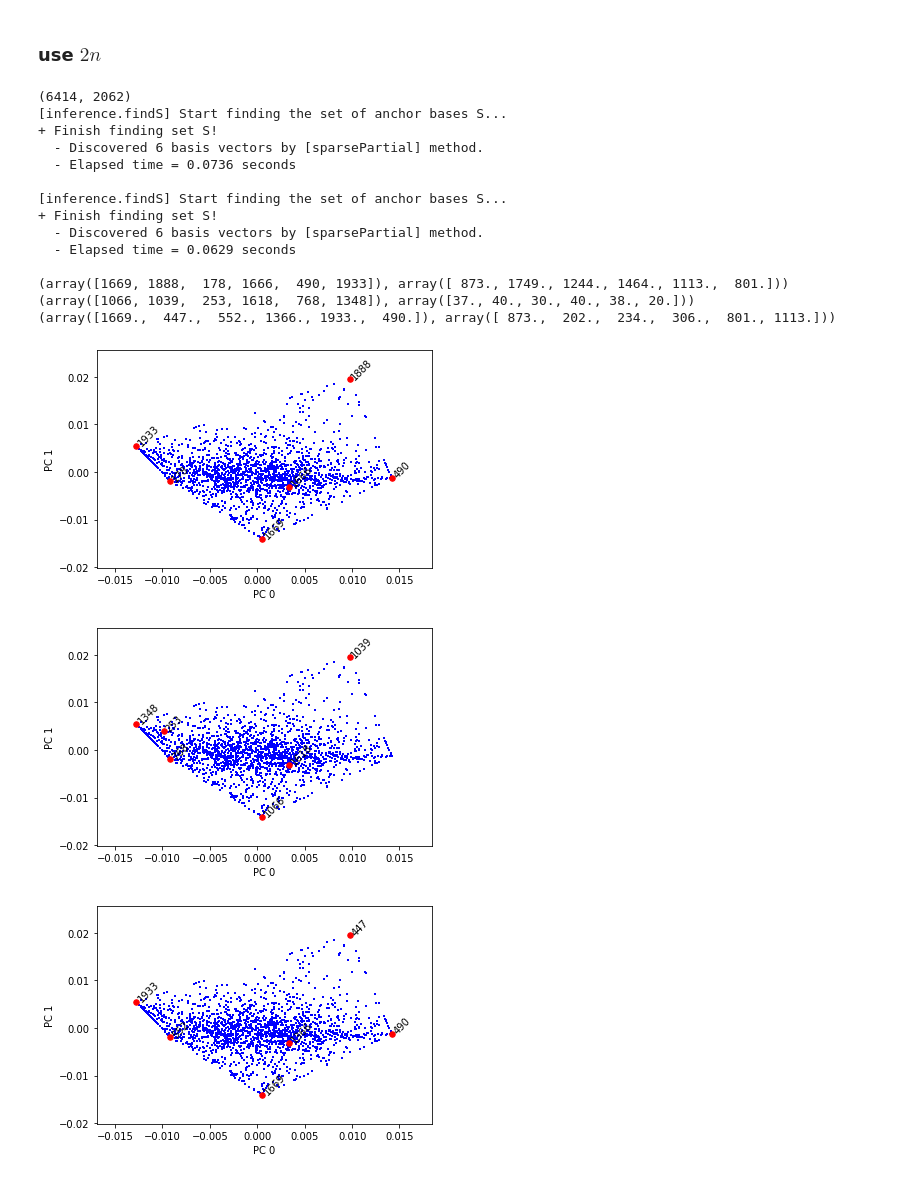
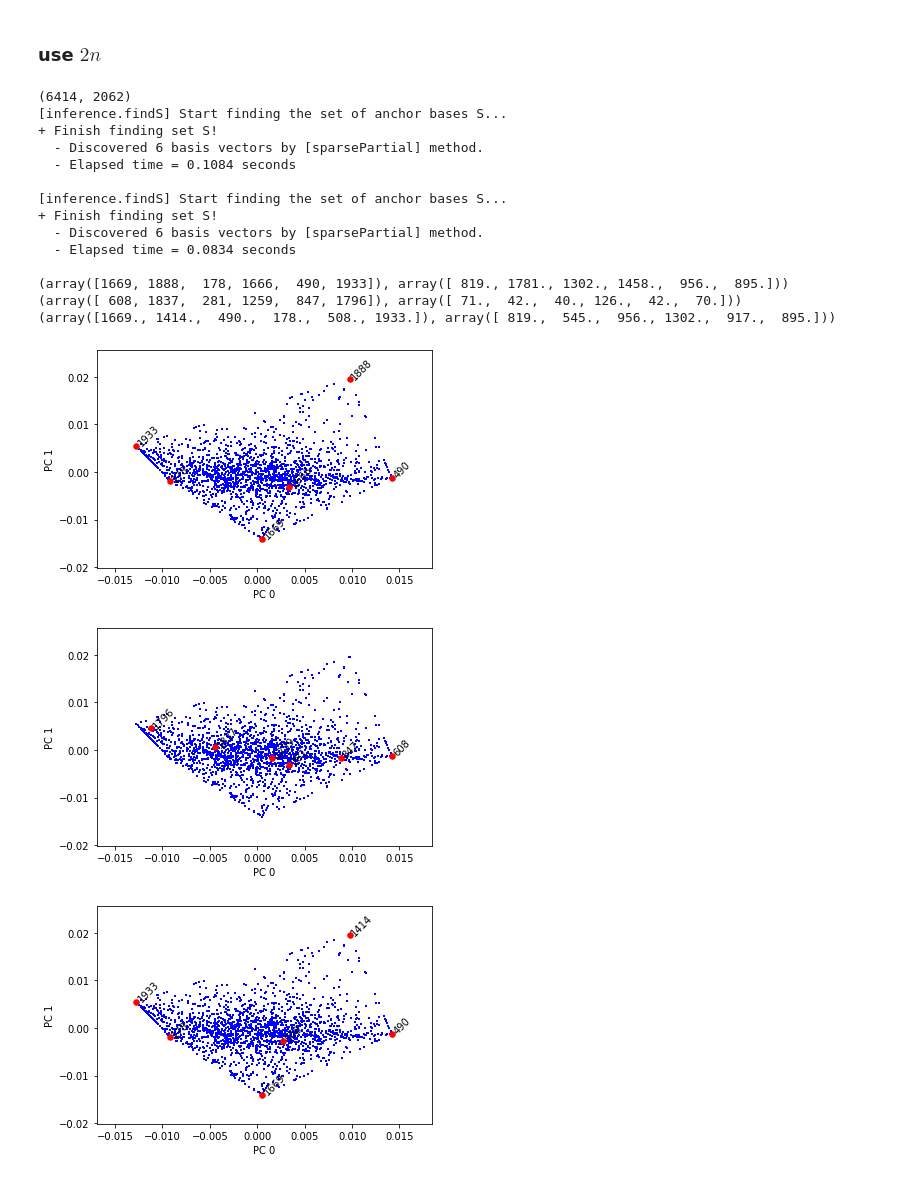
Before and after one commit to zihao12/pyJSMF-RAW, a Jupyter notebook: experiments/findK-correction-jk2.ipynb, the cells around one changed output. Drawn from its saved outputs; the diff is of its cells as text; code cells hidden in the pictures.

```diff
--- a/experiments/findK-correction-jk2.ipynb
+++ b/experiments/findK-correction-jk2.ipynb
@@ -306,48 +312,48 @@ vis_extremal_pca(Cbar_pj, S2.astype(int), [0, 1], annotate=True, fontsize=10)
 # %% [markdown]
 ### use $2n$
 # %%
-np.random.seed(1)
+np.random.seed(12)
+F = np.asarray(fitted.rx2('F'))
+L = np.asarray(fitted.rx2('L'))
+s = np.asarray(fitted.rx2('s'))
+
 L = np.concatenate([L, L])
 n = L.shape[0]
-s = np.asarray(fitted.rx2('s'))
-s = np.repeat(np.round(s.mean()), n) ## equal length
+s = np.concatenate([s, s])
 
-X = simulate_multinomial_counts_local(L, F, s)
+X = simulate_multinomial_counts_local(L, F, np.round(s))
 print(X.shape)
 
-C_ = X.T @ X
-np.fill_diagonal(C_, np.diag(C_) -  X.sum(axis = 0))
-D = s.mean() * (s.mean() - 1)
-C_ /= (D * n)
+C_ = compute_C_unbiased(X)
 Cbar_ = C_ / C_.sum(axis = 1)[:, None]
 
 S0, diagR0, _ = findS(Cbar, k)
 S1, diagR1, _ = findS(Cbar_, k)
-S2, diagR2 = findS_correction_jk(X, Cbar_, C_, k)
+S2, diagR2 = findS_correction_jk(X, Cbar_, C_, k, prior_family = "point_normal")
 
 print((S0, X.sum(axis = 0)[S0.astype(int)]))
 print((S1, X.sum(axis = 0)[S1.astype(int)]))
 print((S2, X.sum(axis = 0)[S2.astype(int)]))
 
 Cbar_pj = pca_proj(Cbar)
 vis_extremal_pca(Cbar_pj, S0.astype(int), [0, 1], annotate=True, fontsize=10)
 vis_extremal_pca(Cbar_pj, S1.astype(int), [0, 1], annotate=True, fontsize=10)
 vis_extremal_pca(Cbar_pj, S2.astype(int), [0, 1], annotate=True, fontsize=10)
 # %% [output]
 (6414, 2062)
 [inference.findS] Start finding the set of anchor bases S...
 + Finish finding set S!
   - Discovered 6 basis vectors by [sparsePartial] method.
-  - Elapsed time = 0.0736 seconds
+  - Elapsed time = 0.1084 seconds
 
 [inference.findS] Start finding the set of anchor bases S...
 + Finish finding set S!
   - Discovered 6 basis vectors by [sparsePartial] method.
-  - Elapsed time = 0.0629 seconds
+  - Elapsed time = 0.0834 seconds
 
-(array([1669, 1888,  178, 1666,  490, 1933]), array([ 873., 1749., 1244., 1464., 1113.,  801.]))
-(array([1066, 1039,  253, 1618,  768, 1348]), array([37., 40., 30., 40., 38., 20.]))
-(array([1669.,  447.,  552., 1366., 1933.,  490.]), array([ 873.,  202.,  234.,  306.,  801., 1113.]))
+(array([1669, 1888,  178, 1666,  490, 1933]), array([ 819., 1781., 1302., 1458.,  956.,  895.]))
+(array([ 608, 1837,  281, 1259,  847, 1796]), array([ 71.,  42.,  40., 126.,  42.,  70.]))
+(array([1669., 1414.,  490.,  178.,  508., 1933.]), array([ 819.,  545.,  956., 1302.,  917.,  895.]))
 [figure]
-[figure, old version]
+[figure, new version]
-[figure, old version]
+[figure, new version]
```
Also changed, not shown: parts of 5 cells of this notebook, 5 other files.
